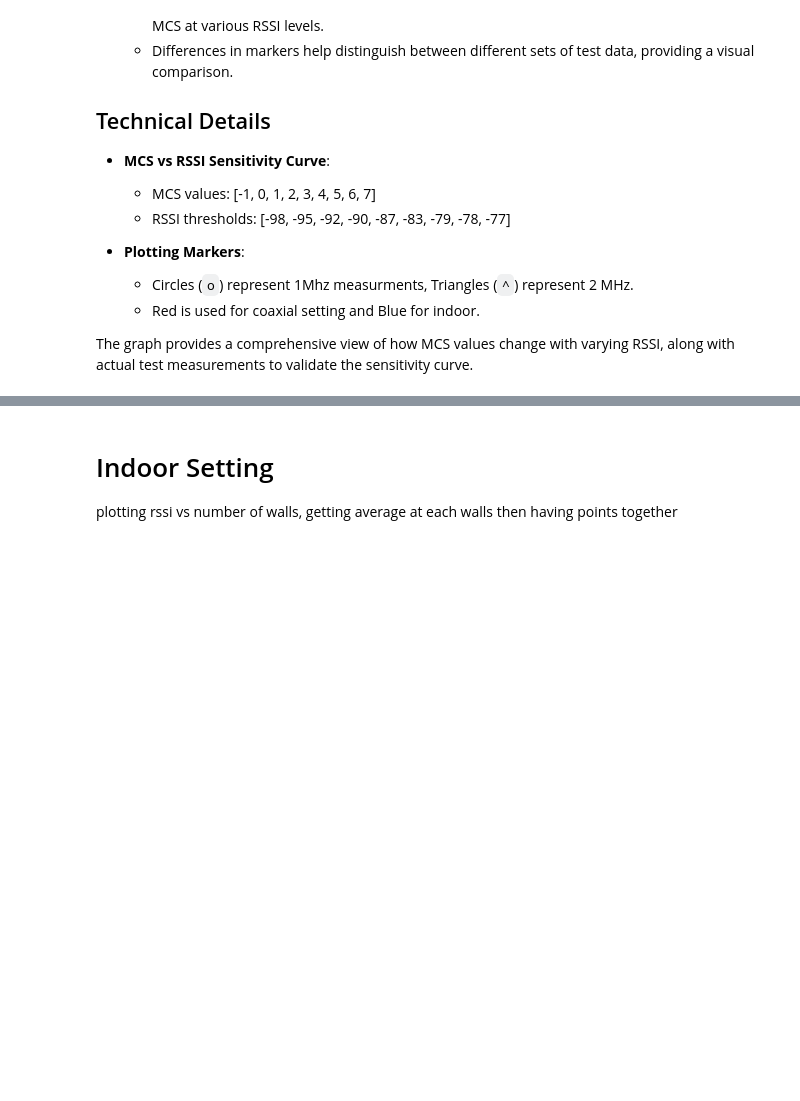
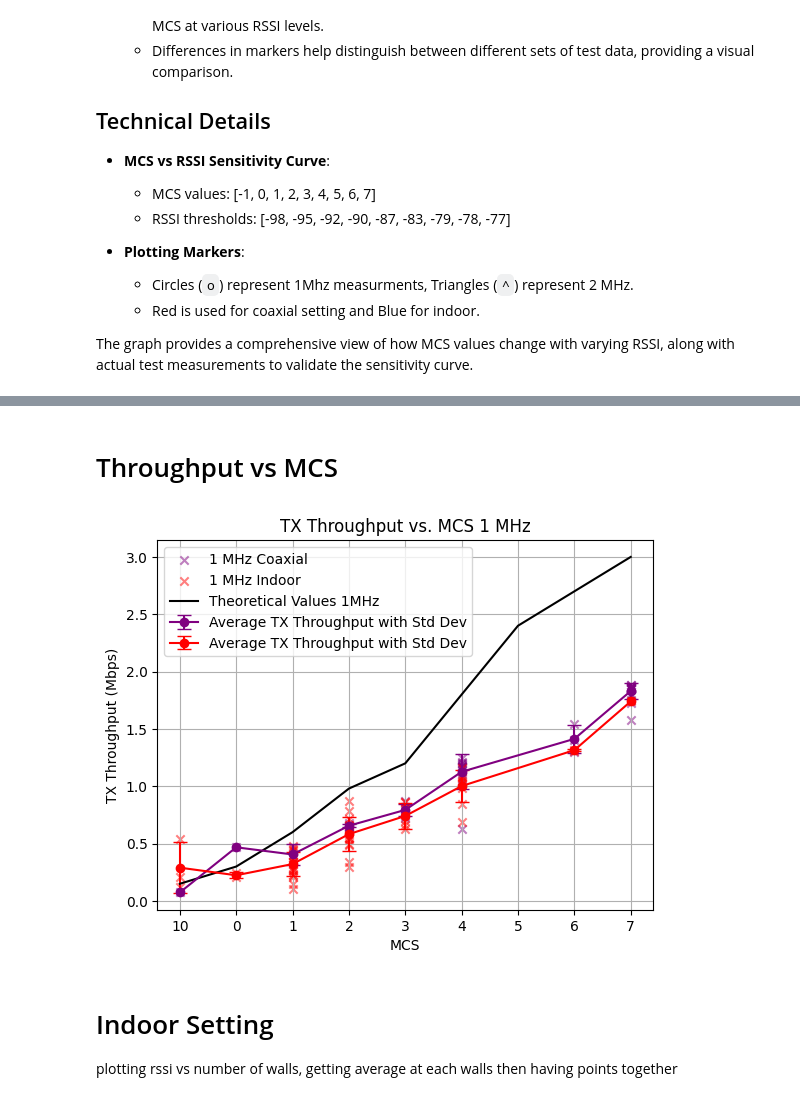
Before and after one commit to A-Raffoul/WiFi_HaLow, a Jupyter notebook: graph.ipynb, the cells around one changed output, grey strips where cells are left out. Saved outputs shown, nothing was run; the diff lists cells and outputs as text; code cells hidden in the pictures; blank space fills up the shorter version.

```diff
--- a/graph.ipynb
+++ b/graph.ipynb
@@ -420,3 +422,67 @@ plt.show()
+# %% [markdown]
+# Throughput vs MCS
+# %%
+def plot_tx_vs_mcs_theoretical(color1, color2):
+
+
+    mcs_val = list(range(-1, 8))
+
+    th_values_1M= [0.15, 0.3, 0.6, 0.98, 1.2, 1.8, 2.4, 2.7, 3.0]
+    plt.plot(mcs_val, th_values_1M, color=color1, label='Theoretical Values 1MHz')
+    mcs_val_2M = list(range(0, 8))
+    # th_values_2M = [0.65,1.3,1.95,2.6,3.9,5.2,5.85,6.5]
+    # plt.plot(mcs_val_2M, th_values_2M, color=color2, label='Theretical Values 2MHz')
+
+
+def plot_tx_throughput_vs_mcs(df_measurements, label, color):
+    # Replace MCS 10 with -1
+    df_measurements['MCS'] = df_measurements['MCS'].replace(10, -1)
+
+    # Group by MCS and calculate the statistics
+    grouped = df_measurements.groupby('MCS')['TX iPerf Bitrate (Mbits/sec)']
+    mean_throughput = grouped.mean()
+    std_throughput = grouped.std()
+    q1_throughput = grouped.quantile(0.25)
+    q3_throughput = grouped.quantile(0.75)
+
+    # Prepare data for plotting
+    mcs = mean_throughput.index
+    mean_values = mean_throughput.values
+    std_values = std_throughput.values
+    q1_values = q1_throughput.values
+    q3_values = q3_throughput.values
+
+    # Plot the mean values with error bars for the standard deviation
+    plt.errorbar(mcs, mean_values, yerr=std_values, fmt='-o', capsize=5, label='Average TX Throughput with Std Dev', color=color)
+    plt.scatter(df_measurements['MCS'],df_measurements['TX iPerf Bitrate (Mbits/sec)'], marker='x', label=label, color=color, alpha=0.5)
+    # Plot the shaded area for the interquartile range
+    # plt.fill_between(mcs, q1_values, q3_values, color='gray', alpha=0.2, label='Interquartile Range (1st & 3rd Quartile)')
+
+    # Display statistics for verification
+    statistics_df = pd.DataFrame({
+        'Mean TX Throughput': mean_throughput,
+        'Std Dev TX Throughput': std_throughput,
+        '1st Quartile TX Throughput': q1_throughput,
+        '3rd Quartile TX Throughput': q3_throughput
+    })
+    # print(statistics_df)
+
+
+plot_tx_throughput_vs_mcs(df_coaxial_1M, '1 MHz Coaxial', 'purple')
+plot_tx_throughput_vs_mcs(df_indoor_1M, '1 MHz Indoor', 'red')
+# plot_tx_throughput_vs_mcs(df_2M, '2 MHz', 'green')
+plot_tx_vs_mcs_theoretical('black', 'grey')
+# Labels and title-
+plt.xlabel('MCS')
+plt.ylabel('TX Throughput (Mbps)')
+plt.xticks([-1, 0, 1, 2, 3, 4, 5, 6, 7], ['10', '0', '1', '2', '3', '4', '5', '6', '7'])
+
+plt.title('TX Throughput vs. MCS 1 MHz')
+plt.grid(True)
+plt.legend()
+plt.show()
+# %% [output]
+[figure, added]
 # %% [markdown]
 # Indoor Setting
 
```
Also changed, not shown: parts of 6 cells of this notebook.
